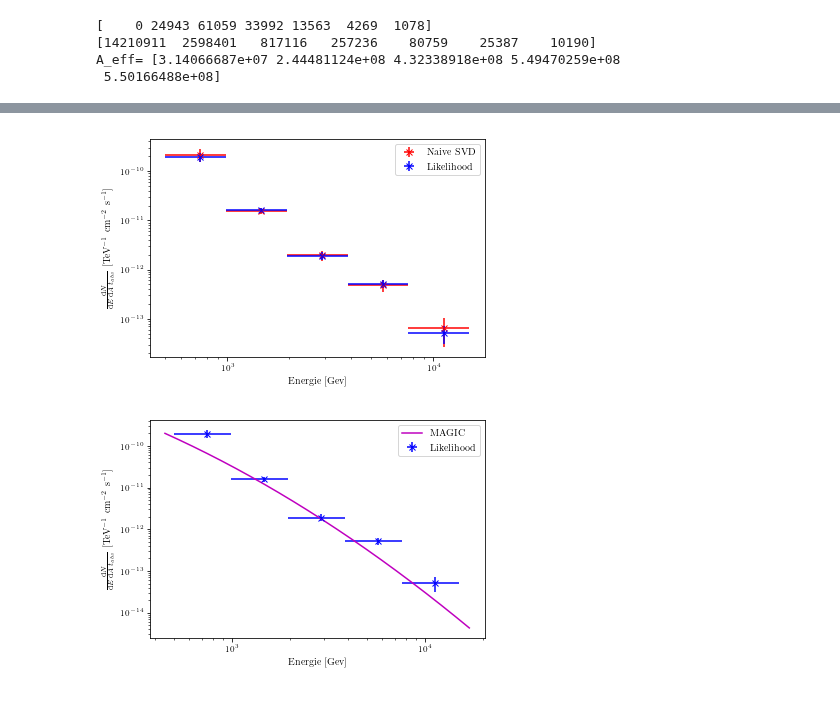
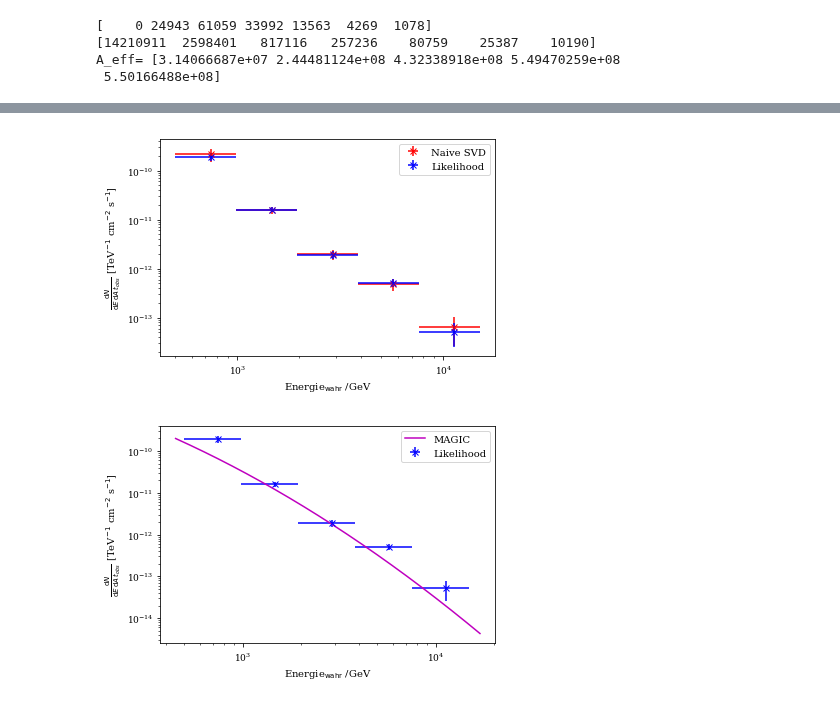
Before and after one commit to Ninilini/FP_Teilchen, a Jupyter notebook: FACT/plots/data_reading.ipynb, the cells around one changed output, grey strips where cells are left out. Cells and saved outputs as stored; diff of their text form; code cells hidden in the pictures.

```diff
--- a/FACT/plots/data_reading.ipynb
+++ b/FACT/plots/data_reading.ipynb
@@ -415,27 +415,27 @@ plt.errorbar(xpos, [x.nominal_value for x in phi_NSVD], xerr=xerr, yerr=[x.std_d
 plt.errorbar(xpos, phi_Like, xerr=xerr, yerr=std, fmt ='bx', label='Likelihood')
 plt.xscale('log')
 plt.yscale('log')
-plt.xlabel(r'Energie [Gev]')
+plt.xlabel('Energie$_\mathrm{wahr}$ /GeV')
 plt.ylabel(r'$\frac{\mathrm{d}N}{\mathrm{d}E \, \mathrm{d}A \, t_{obs}}$ [TeV$^{-1}$ cm$^{-2}$ s$^{-1}$]')
 plt.legend()
 plt.savefig('Fluss.pdf')
 # %% [output]
-[figure, old version]
+[figure, new version]
 # %%
 def func(x, a, b, c, d):
      return a * (x/b) ** (-c + d * np.log(x/b))
 # %%
 x = np.linspace(450, 17000, 10000)
 y = func(x, 3.23*10**(-11), 1000, 2.47,-0.24)
 plt.plot(x, y, 'm-', label='MAGIC')
 plt.errorbar(xpos, mean, yerr = std, xerr=xerr, fmt='bx', label='Likelihood')
 #plt.fill_between(yedge[1:-1],mean-std,mean+std,facecolor='b',alpha=0.2, label='$1 \sigma$-Umgebung')
 #plt.fill_betweenx(mean, yedge[1:-1]-[(yedge[i] - yedge[i-1])/2 for i in range(1,len(yedge)-1)], yedge[1:-1]+[(yedge[i] - yedge[i-1])/2 for i in range(1,len(yedge)-1)],facecolor='b',alpha=0.2)
 plt.xscale('log')
 plt.yscale('log')
-plt.xlabel(r'Energie [Gev]')
+plt.xlabel('Energie$_\mathrm{wahr}$ /GeV')
 plt.ylabel(r'$\frac{\mathrm{d}N}{\mathrm{d}E \, \mathrm{d}A \, t_{obs}}$ [TeV$^{-1}$ cm$^{-2}$ s$^{-1}$]')
 plt.legend()
 plt.savefig('Fluss_Like.pdf')
 # %% [output]
-[figure, old version]
+[figure, new version]
```
Also changed, not shown: parts of 10 cells of this notebook.
